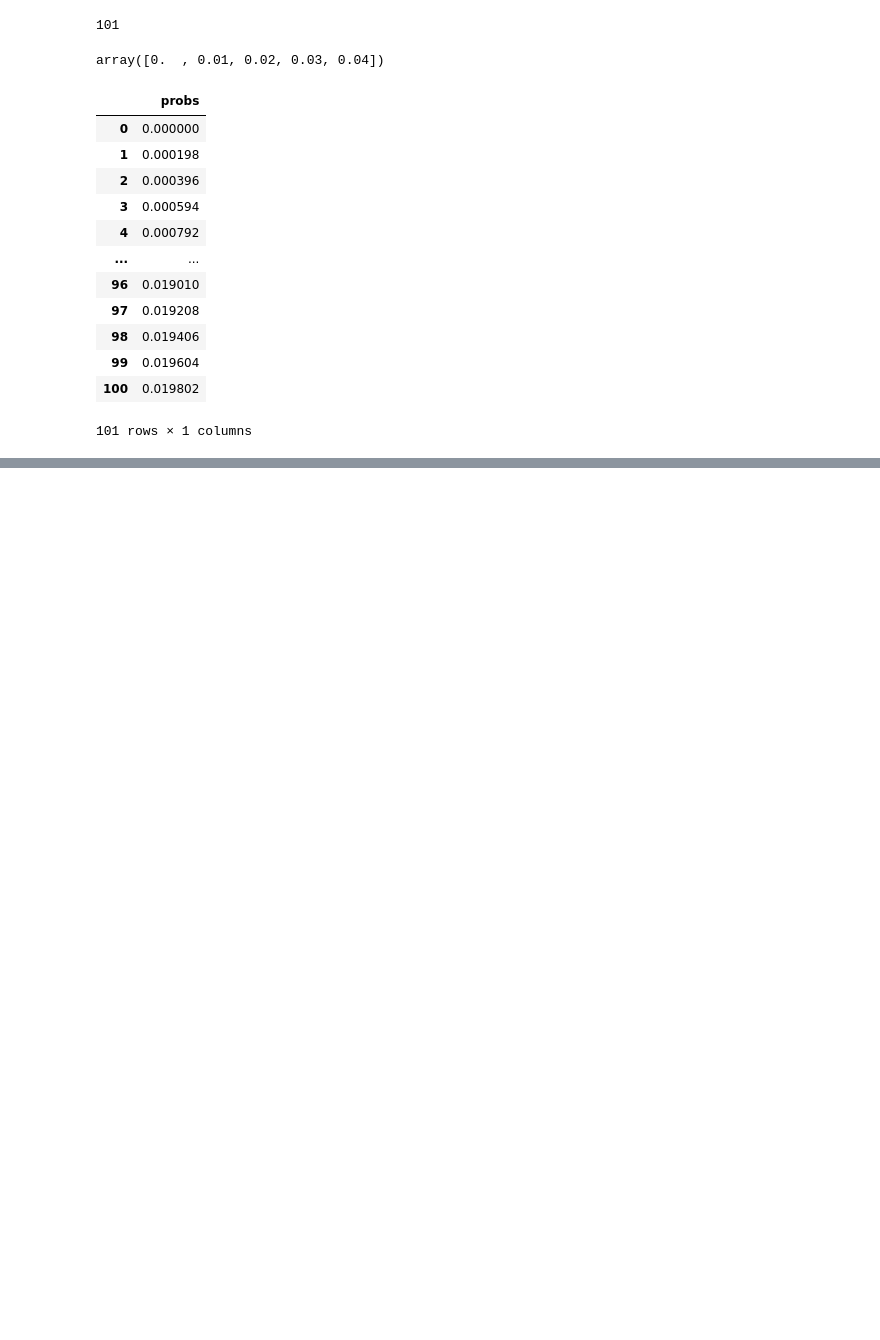
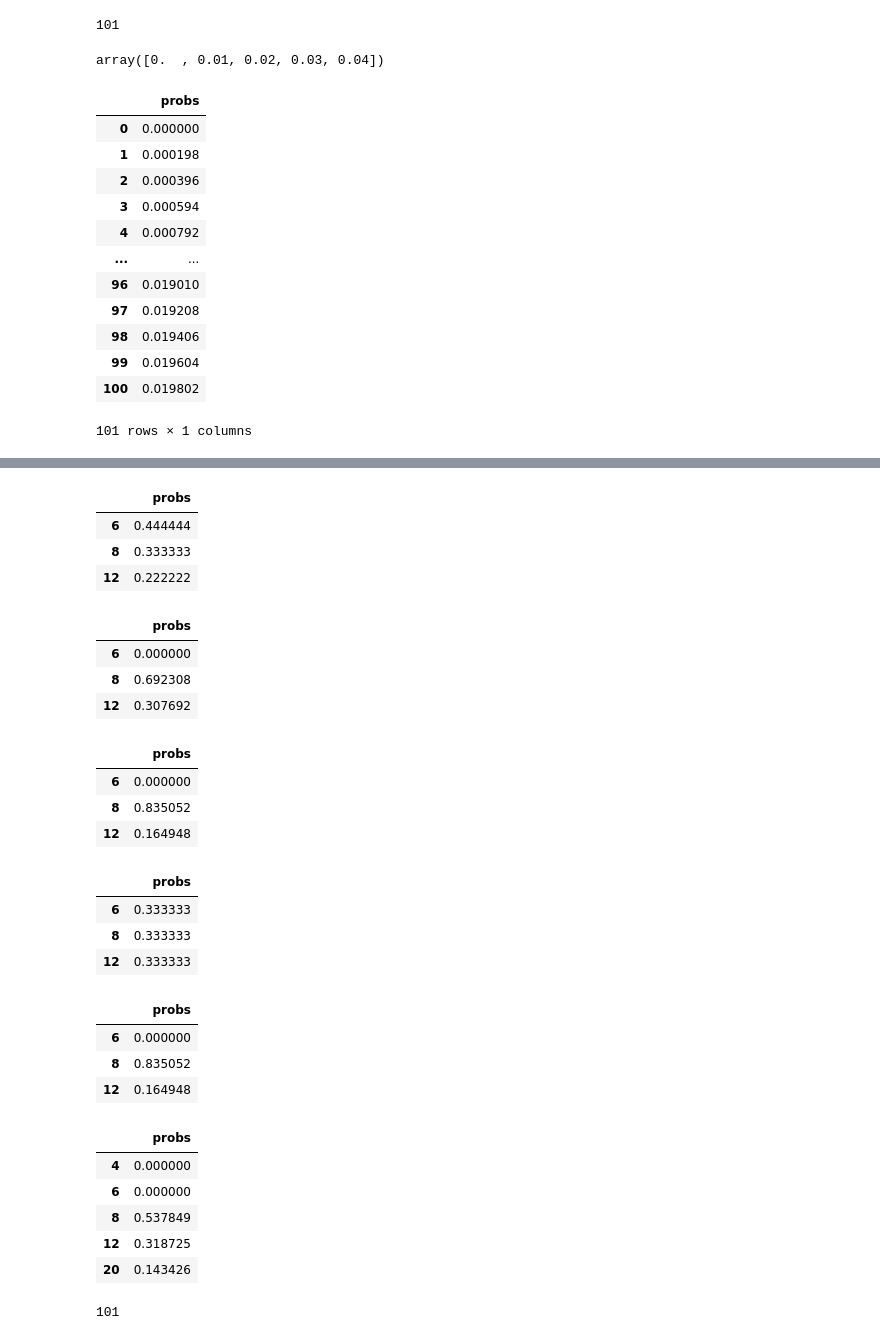
Before and after one commit to jkurdys/ThinkBayes2, a Jupyter notebook: notebooks/ch05.ipynb, the cells around one changed output, grey strips where cells are left out. Drawn from its saved outputs; the diff is of its cells as text; code cells hidden in the pictures; blank space fills up the shorter version.

```diff
--- a/notebooks/ch05.ipynb
+++ b/notebooks/ch05.ipynb
@@ -193,0 +248,2 @@ posterior1
+# %%
+hypos = [6, 8, 12]
@@ -193,0 +269,9 @@ posterior1
+# %%
+posterior = prior * likelihood1
+posterior.normalize()
+posterior
+# %% [output]
+|  | probs |
+| 6 | 0.444444 |
+| 8 | 0.333333 |
+| 12 | 0.222222 |
@@ -193,0 +280,17 @@ posterior1
+# %%
+posterior *= likelihood2
+posterior.normalize()
+posterior
+# %% [output]
+|  | probs |
+| 6 | 0.000000 |
+| 8 | 0.692308 |
+| 12 | 0.307692 |
+# %%
+def update_dice(pmf, data):
+    hypos = pmf.qs
+    likelihood = 1/hypos
+    zero = data > hypos
+    likelihood[zero] = 0
+    pmf *= likelihood
+    pmf.normalize()
@@ -193,0 +299,7 @@ posterior1
+# %%
+prior
+# %% [output]
+|  | probs |
+| 6 | 0.000000 |
+| 8 | 0.835052 |
+| 12 | 0.164948 |
@@ -193,0 +310,7 @@ posterior1
+# %%
+prior
+# %% [output]
+|  | probs |
+| 6 | 0.333333 |
+| 8 | 0.333333 |
+| 12 | 0.333333 |
@@ -193,0 +319,9 @@ posterior1
+# %%
+for i in range(4):
+    update_dice(prior, rolls[i])
+prior
+# %% [output]
+|  | probs |
+| 6 | 0.000000 |
+| 8 | 0.835052 |
+| 12 | 0.164948 |
@@ -193,0 +331,17 @@ posterior1
+# %%
+hypos = [4, 6, 8, 12, 20]
+prior = Pmf([1/4, 2/6, 3/8, 4/12, 5/20], hypos)
+# %%
+update_dice(prior, 7)
+prior
+# %% [output]
+|  | probs |
+| 4 | 0.000000 |
+| 6 | 0.000000 |
+| 8 | 0.537849 |
+| 12 | 0.318725 |
+| 20 | 0.143426 |
+# %%
+18*3 + 8*4 + 3*5
+# %% [output]
+101
```
Also changed, not shown: parts of 19 cells of this notebook.
